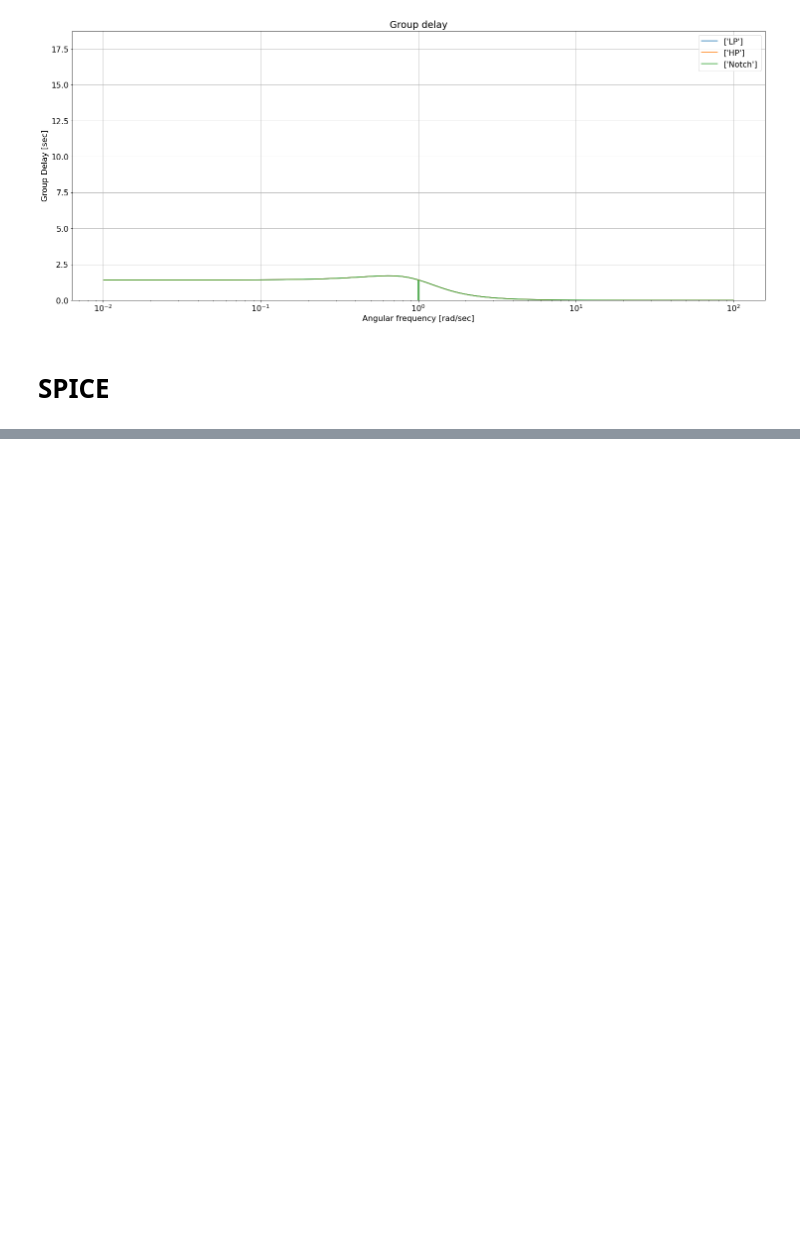
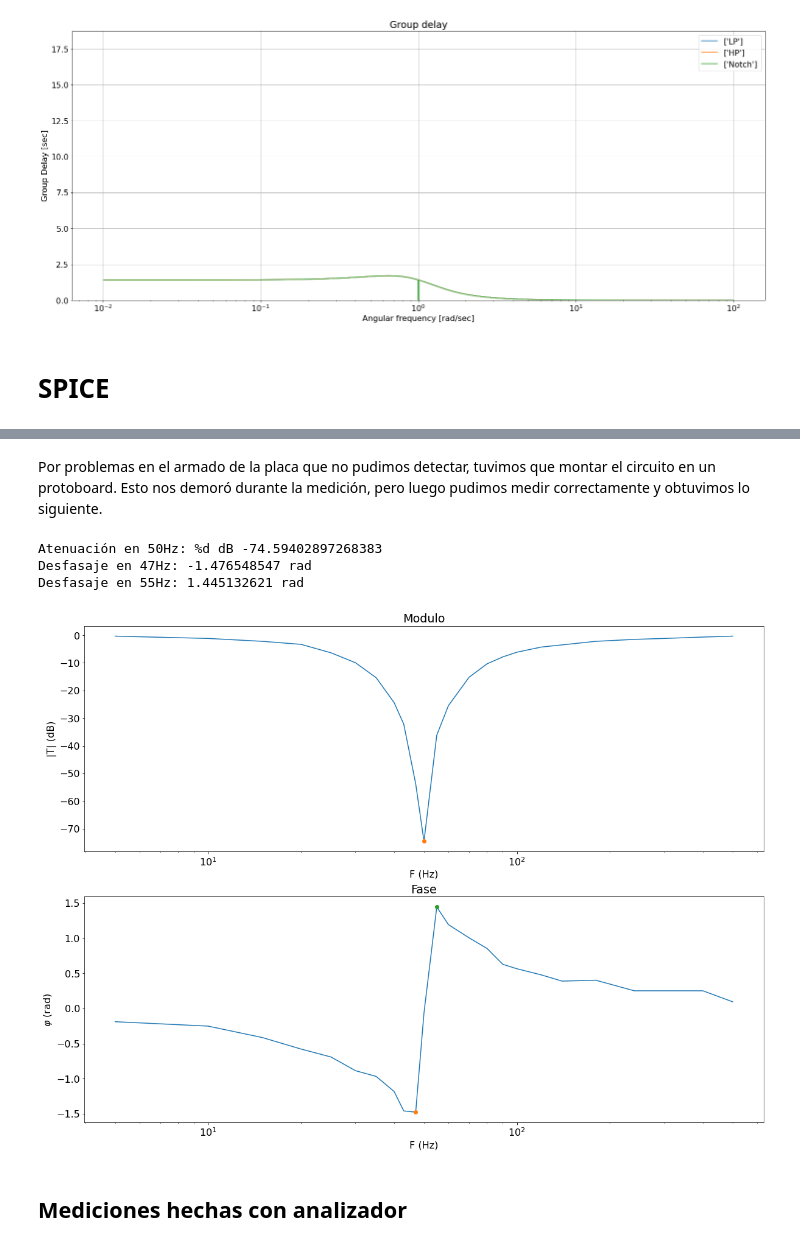
Before and after one commit to mpmarfisi/TC2-G2, a Jupyter notebook: TPL1/TPL1_G2.ipynb, the cells around one changed output, grey strips where cells are left out. Cells and saved outputs as stored; diff of their text form; code cells hidden in the pictures; blank space fills up the shorter version.

Commit message:
Agrega mediciones a notebook

```diff
--- a/TPL1/TPL1_G2.ipynb
+++ b/TPL1/TPL1_G2.ipynb
@@ -88,0 +93,37 @@ $\displaystyle \frac{s^2 +   1 }{s^2 + s \frac{  1}{0.7071} +   1^2}$
+# %% [markdown]
+Por problemas en el armado de la placa que no pudimos detectar, tuvimos que montar el circuito en un protoboard. Esto nos demoró durante la medición, pero luego pudimos medir correctamente y obtuvimos lo siguiente.
+# %%
+frec = [5, 10, 15, 20, 25, 30,35,40,43,47,50,55,60,
+        70,80,90,100,120,140,180,240,300,400,500]
+modulo = [0.984,0.944,0.896,0.848,0.728,0.608,0.464,0.296,0.2,0.068,0.024,0.164,
+          0.28,0.468,0.596,0.676,0.736,0.808,0.84,0.896,0.928,0.944,0.968,0.984]
+desfasaje = [-0.188495559,-0.251327412,-0.41469023,-0.578053048,-0.691150384,-0.885929128,-0.967610537,-1.181238838,-1.458955628,-1.476548547,-0.062831853,
+             1.445132621,1.193805208,1.005309649,0.854513202,0.628318531,0.565486678,0.477522083,0.389557489,0.40212386,0.251327412,0.251327412,0.251327412,0.09424778]
+
+plt.rcParams["figure.figsize"] = (20,15)
+fig, (ax1, ax2) = plt.subplots(2)
+
+ax1.plot(frec, 20*np.log(modulo))
+ax1.set_xscale("log")
+ax1.set_title('Modulo')
+ax1.set_xlabel('F (Hz)')
+ax1.set_ylabel('|T| (dB)')
+
+ax1.plot(50, 20*np.log(0.024), marker = 'o')
+print("Atenuación en 50Hz: %d dB", 20*np.log(0.024))
+
+ax2.plot(frec, desfasaje)
+ax2.set_xscale("log")
+ax2.set_title('Fase')
+ax2.set_xlabel('F (Hz)')
+ax2.set_ylabel(r'$\varphi$' + ' (rad)')
+ax2.plot(47, -1.476548547, 55, 1.445132621, marker = 'o')
+print("Desfasaje en 47Hz: -1.476548547 rad")
+print("Desfasaje en 55Hz: 1.445132621 rad")
+# %% [output]
+Atenuación en 50Hz: %d dB -74.59402897268383
+Desfasaje en 47Hz: -1.476548547 rad
+Desfasaje en 55Hz: 1.445132621 rad
+[figure, added]
+# %% [markdown]
+## Mediciones hechas con analizador
```
Also changed, not shown: parts of 6 cells of this notebook, 3 other files.
